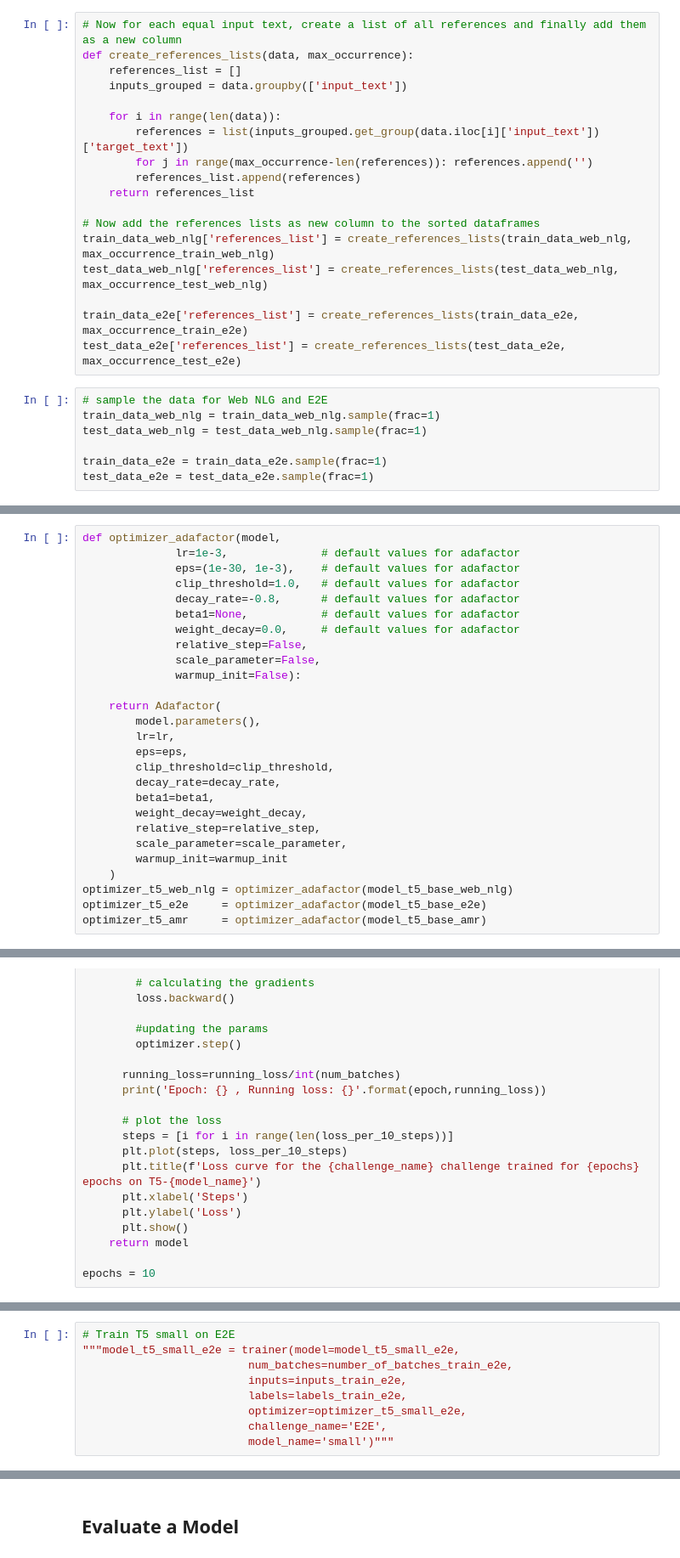
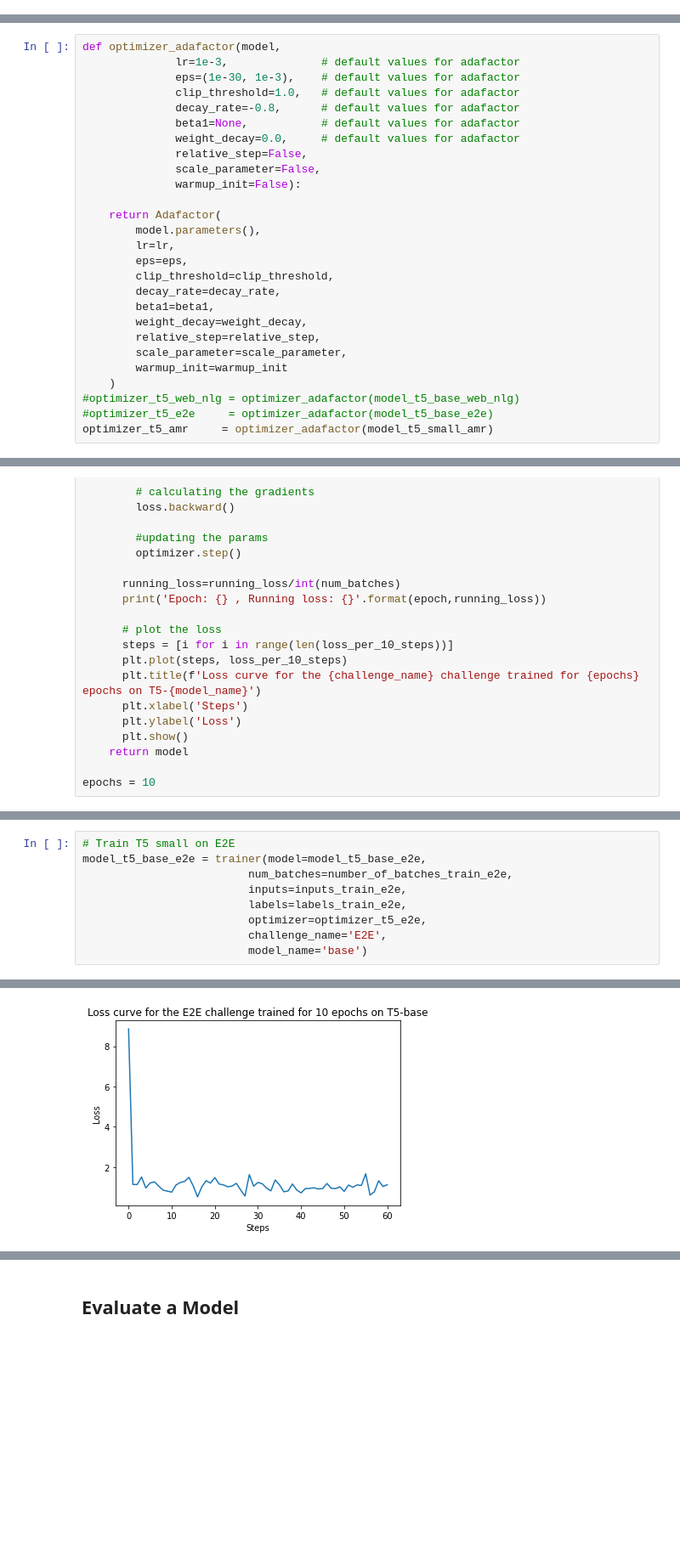
Before and after one commit to kgnimrod/prompt-tuning-for-NLG, a Jupyter notebook: t5-tuning/fine_tuning_t5.ipynb, the cells around one changed output, grey strips where cells are left out. Shown at 85% size. Cells and saved outputs as stored; diff of their text form; blank space fills up the shorter version.

```diff
--- a/t5-tuning/fine_tuning_t5.ipynb
+++ b/t5-tuning/fine_tuning_t5.ipynb
@@ -159,28 +139,3 @@ max_occurrence_test_e2e = max(test_data_e2e.groupby(['input_text']).size())
-# %%
-# Now for each equal input text, create a list of all references and finally add them as a new column
-def create_references_lists(data, max_occurrence):
-    references_list = []
-    inputs_grouped = data.groupby(['input_text'])
-
-    for i in range(len(data)):
-        references = list(inputs_grouped.get_group(data.iloc[i]['input_text'])['target_text'])
-        for j in range(max_occurrence-len(references)): references.append('')
-        references_list.append(references)
-    return references_list
-
-# Now add the references lists as new column to the sorted dataframes
-train_data_web_nlg['references_list'] = create_references_lists(train_data_web_nlg, max_occurrence_train_web_nlg)
-test_data_web_nlg['references_list'] = create_references_lists(test_data_web_nlg, max_occurrence_test_web_nlg)
-
-train_data_e2e['references_list'] = create_references_lists(train_data_e2e, max_occurrence_train_e2e)
-test_data_e2e['references_list'] = create_references_lists(test_data_e2e, max_occurrence_test_e2e)
-# %%
-# sample the data for Web NLG and E2E
-train_data_web_nlg = train_data_web_nlg.sample(frac=1)
-test_data_web_nlg = test_data_web_nlg.sample(frac=1)
-
-train_data_e2e = train_data_e2e.sample(frac=1)
-test_data_e2e = test_data_e2e.sample(frac=1)
 # %%
 # Set the batch size and the number of training epochs
 batch_size_web_nlg = 8
@@ -296,9 +245,9 @@ def optimizer_adafactor(model,
         scale_parameter=scale_parameter,
         warmup_init=warmup_init
     )
-optimizer_t5_web_nlg = optimizer_adafactor(model_t5_base_web_nlg)
-optimizer_t5_e2e     = optimizer_adafactor(model_t5_base_e2e)
-optimizer_t5_amr     = optimizer_adafactor(model_t5_base_amr)
+#optimizer_t5_web_nlg = optimizer_adafactor(model_t5_base_web_nlg)
+#optimizer_t5_e2e     = optimizer_adafactor(model_t5_base_e2e)
+optimizer_t5_amr     = optimizer_adafactor(model_t5_small_amr)
 # %% [markdown]
 ## Training Routine
 # %%
@@ -391,9 +344,10 @@ Epoch: 3 , Running loss: 0.38449420661242173
 # %%
 # Train T5 small on E2E
-"""model_t5_small_e2e = trainer(model=model_t5_small_e2e,
+model_t5_base_e2e = trainer(model=model_t5_base_e2e,
                          num_batches=number_of_batches_train_e2e,
                          inputs=inputs_train_e2e,
                          labels=labels_train_e2e,
-                         optimizer=optimizer_t5_small_e2e,
+                         optimizer=optimizer_t5_e2e,
                          challenge_name='E2E',
-                         model_name='small')"""
+                         model_name='base')
+# %% [output]
@@ -399,0 +357 @@ Epoch: 3 , Running loss: 0.38449420661242173
+[figure, added]
```
Also changed, not shown: parts of 23 cells of this notebook, 20 other files.
